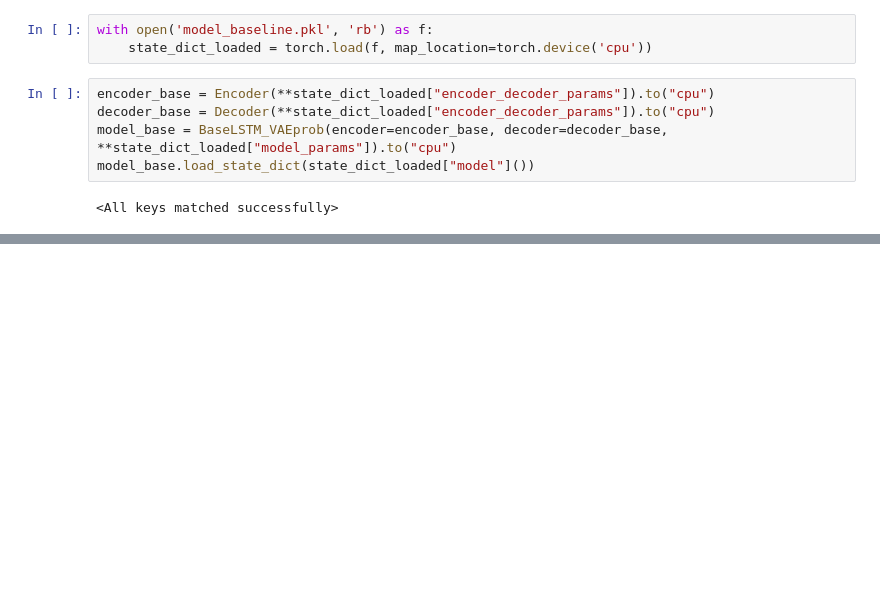
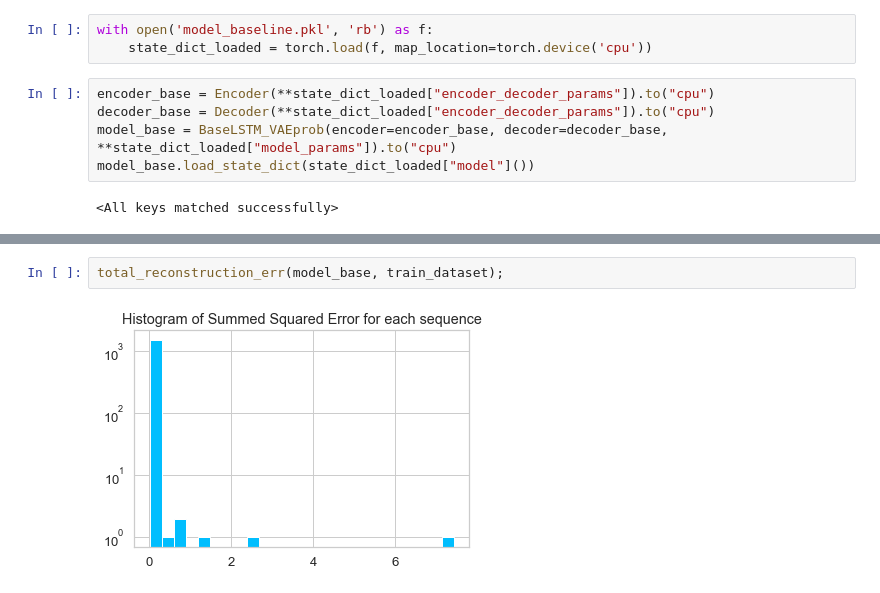
Before and after one commit to AugustSchreyer/02460_Advanced_ML, a Jupyter notebook: Model Comparison simulated.ipynb, the cells around one changed output, grey strips where cells are left out. Drawn from its saved outputs; the diff is of its cells as text; blank space fills up the shorter version.

```diff
--- a/Model Comparison simulated.ipynb
+++ b/Model Comparison simulated.ipynb
@@ -330,0 +339,4 @@ plot_sequences(model_base, PLOT_DATA=train_dataset,samples=[844,844,844,844,844,
+# %%
+total_reconstruction_err(model_base, train_dataset);
+# %% [output]
+[figure, added]
```
Also changed, not shown: parts of 10 cells of this notebook, 1 other file.
